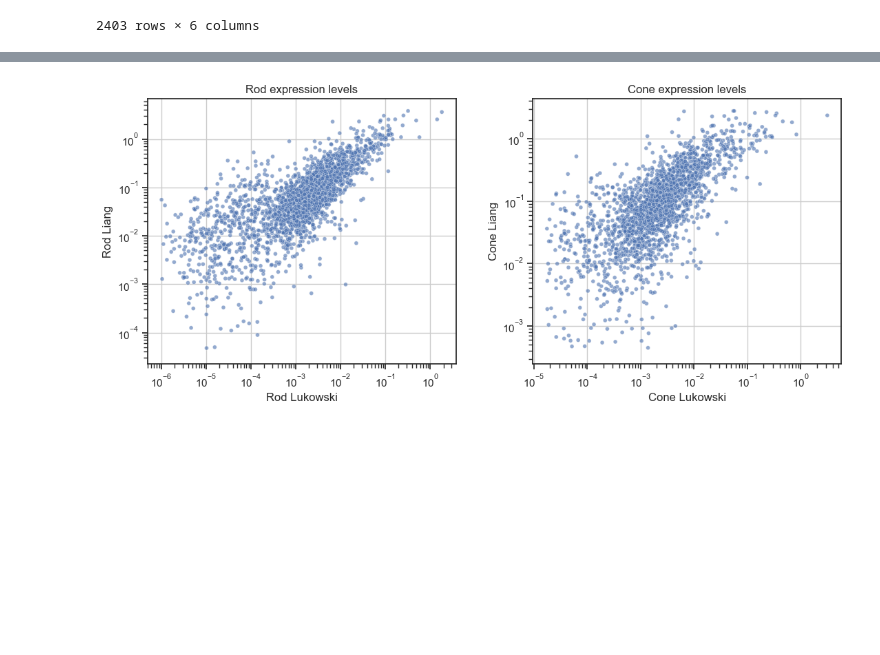
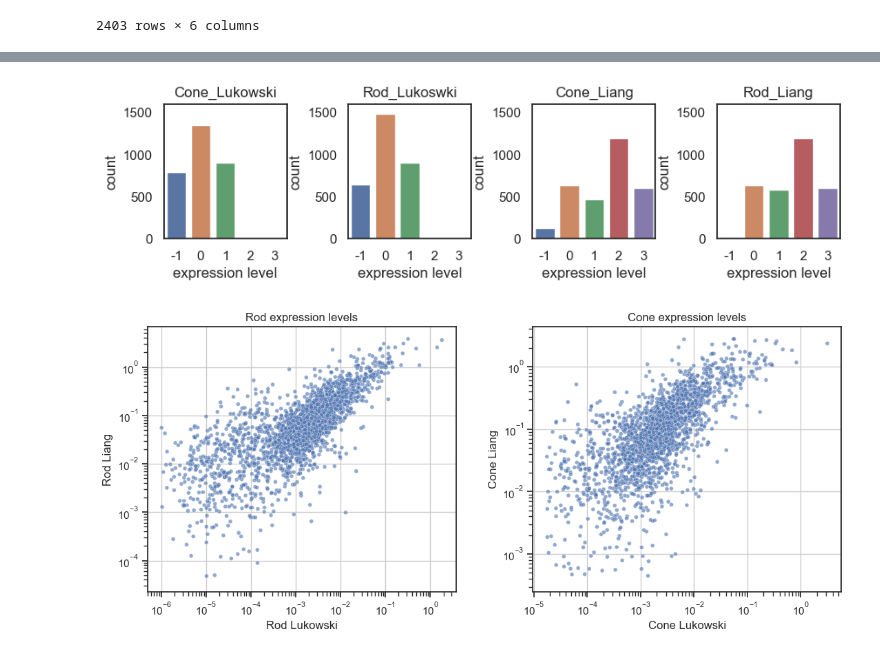
Before and after one commit to stellaprins/Human1_RPE-PR, a Jupyter notebook: jupyter/RPE-PR/finished analyses/compare_Liang_Lukowski_expression_data.ipynb, the cells around one changed output, grey strips where cells are left out. Saved outputs shown, nothing was run; the diff lists cells and outputs as text; code cells hidden in the pictures; blank space fills up the shorter version.

```diff
--- a/jupyter/RPE-PR/finished analyses/compare_Liang_Lukowski_expression_data.ipynb
+++ b/jupyter/RPE-PR/finished analyses/compare_Liang_Lukowski_expression_data.ipynb
@@ -58,3 +93,31 @@ plt.savefig(Path().cwd()/ 'results' / 'Liang_vs_Lukowski' / 'boxplots_expression
+# %%
+import seaborn as sns
+
+# make long dataset for boxplots
+Lukowski_Liang_expr_discretized_long = pd.melt(Lukowski_Liang_expr_discretized, id_vars=['GeneSymbol','Ensembl'], value_vars=['Cone_Lukowski','Cone_Liang','Rod_Lukoswki','Rod_Liang'])
+#  frequency distributions for Lukowski and Liang rods and cones in subplots for each dataset
+
+conditions = Lukowski_Liang_expr_discretized_long['variable'].unique()
+# change order conditions lukowski first, liang second
+conditions = ['Cone_Lukowski','Rod_Lukoswki','Cone_Liang','Rod_Liang']
+
+#plot countplots with different conditions on different rows
+fig, axes = plt.subplots(1, len(conditions), figsize=(10, 2), sharex=True)
+for i in range(len(conditions)):
+    condition = conditions[i]
+    ax = sns.countplot(ax=axes[i], x="value", data=Lukowski_Liang_expr_discretized_long[Lukowski_Liang_expr_discretized_long['variable']==condition])
+    ax.set_title(condition)
+    ax.set(xlabel='expression level', ylabel='count')
+    ax.set_ylim([0, 1600])
+    # add space between subplots
+    fig.subplots_adjust(wspace=0.5)
+
+# save figure in results folder using savefig
+if not os.path.exists('results/Liang_vs_Lukowski'):
+    os.makedirs('results/Liang_vs_Lukowski')
+plt.savefig(Path().cwd()/ 'results' / 'compare_rod_models' / 'Liang_vs_Lukowski' / 'countplots_expression.png', dpi=300, bbox_inches='tight')
+# %% [output]
+[figure, added]
 # %%
 import seaborn as sns
 import matplotlib.pyplot as plt
```
Also changed, not shown: parts of 10 cells of this notebook.
